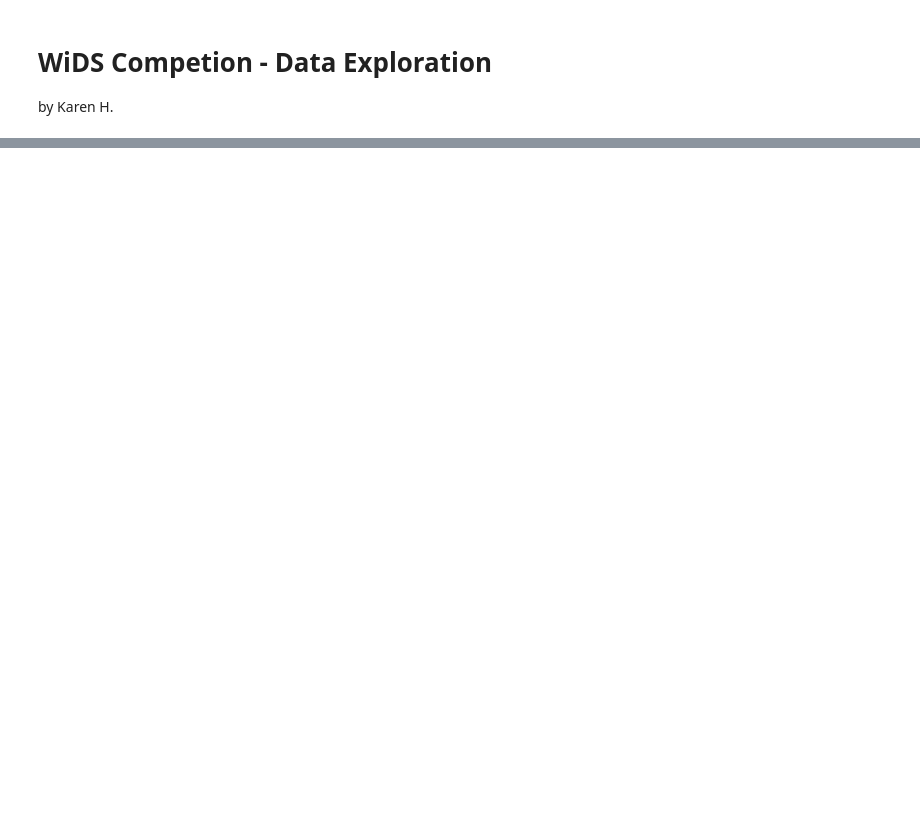
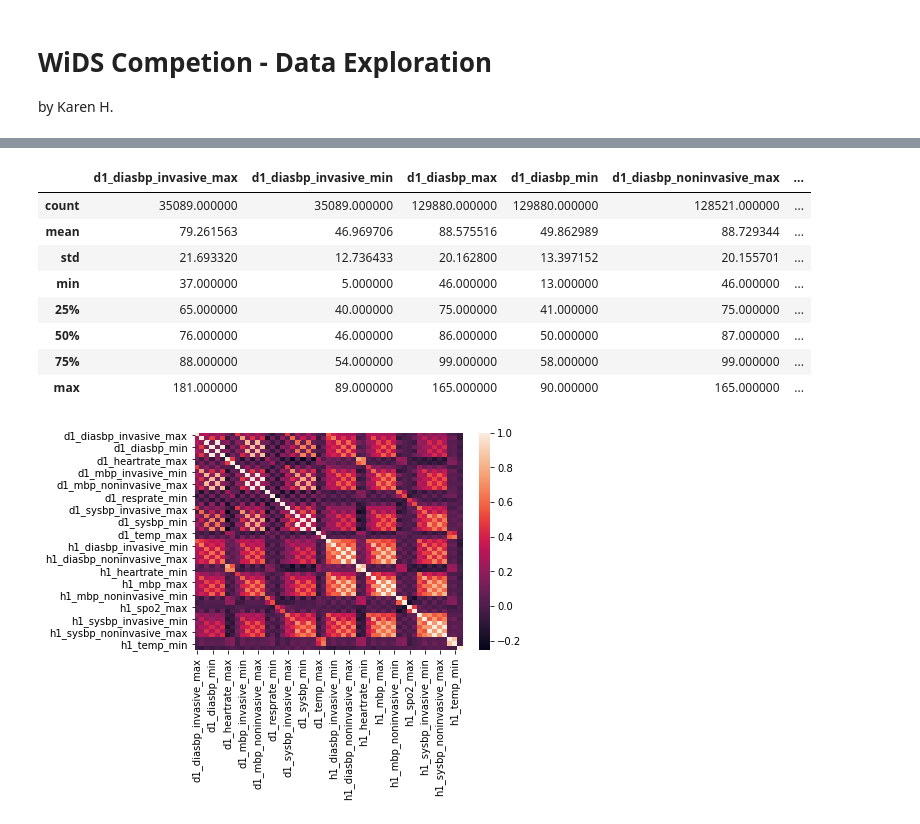
Before and after one commit to K-Hebel/WiDS_Chi, a Jupyter notebook: Exploratory_Analysis.ipynb, the cells around one changed output, grey strips where cells are left out. Saved outputs shown, nothing was run; the diff lists cells and outputs as text; code cells hidden in the pictures; blank space fills up the shorter version.

```diff
--- a/Exploratory_Analysis.ipynb
+++ b/Exploratory_Analysis.ipynb
@@ -188,0 +124,15 @@ Name: ethnicity, dtype: int64
+# %%
+#Correleation for vitals category
+sns.heatmap(df[vitals].corr());
+df[vitals].describe()
+# %% [output]
+|  | d1_diasbp_invasive_max | d1_diasbp_invasive_min | d1_diasbp_max | d1_diasbp_min | d1_diasbp_noninvasive_max | ... |
+| count | 35089.000000 | 35089.000000 | 129880.000000 | 129880.000000 | 128521.000000 | ... |
+| mean | 79.261563 | 46.969706 | 88.575516 | 49.862989 | 88.729344 | ... |
+| std | 21.693320 | 12.736433 | 20.162800 | 13.397152 | 20.155701 | ... |
+| min | 37.000000 | 5.000000 | 46.000000 | 13.000000 | 46.000000 | ... |
+| 25% | 65.000000 | 40.000000 | 75.000000 | 41.000000 | 75.000000 | ... |
+| 50% | 76.000000 | 46.000000 | 86.000000 | 50.000000 | 87.000000 | ... |
+| 75% | 88.000000 | 54.000000 | 99.000000 | 58.000000 | 99.000000 | ... |
+| max | 181.000000 | 89.000000 | 165.000000 | 90.000000 | 165.000000 | ... |
+[figure, added]
```
Also changed, not shown: parts of 46 cells of this notebook.
